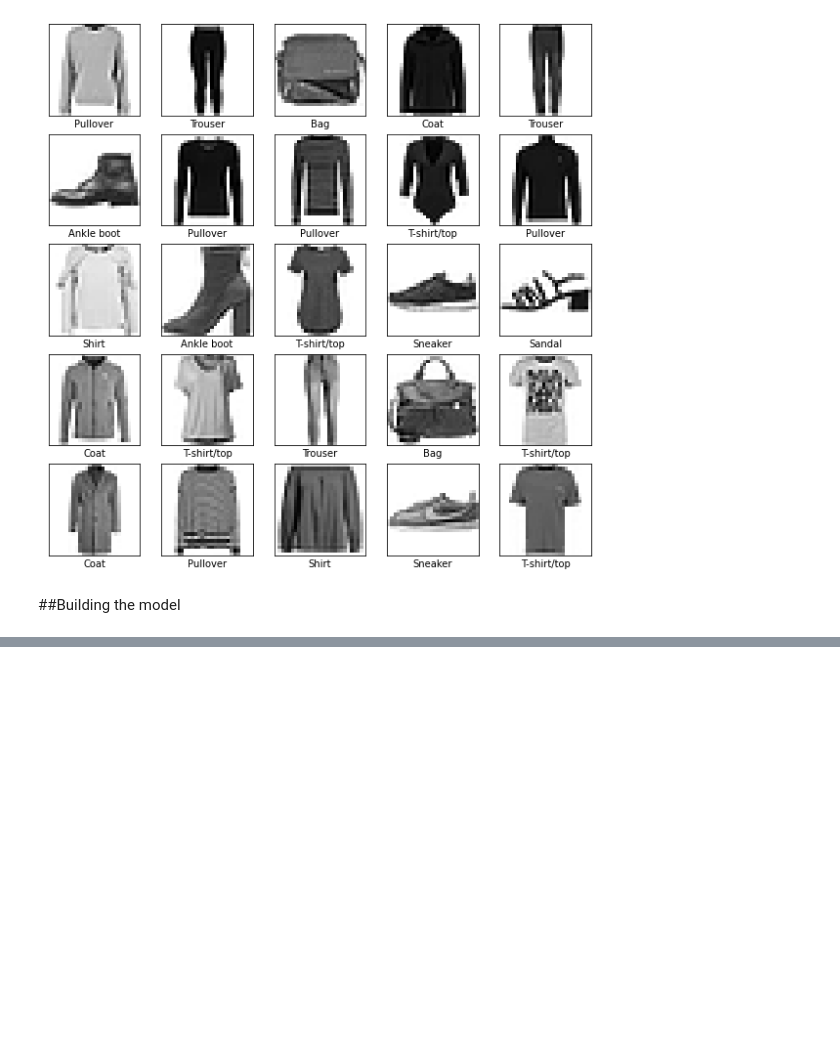
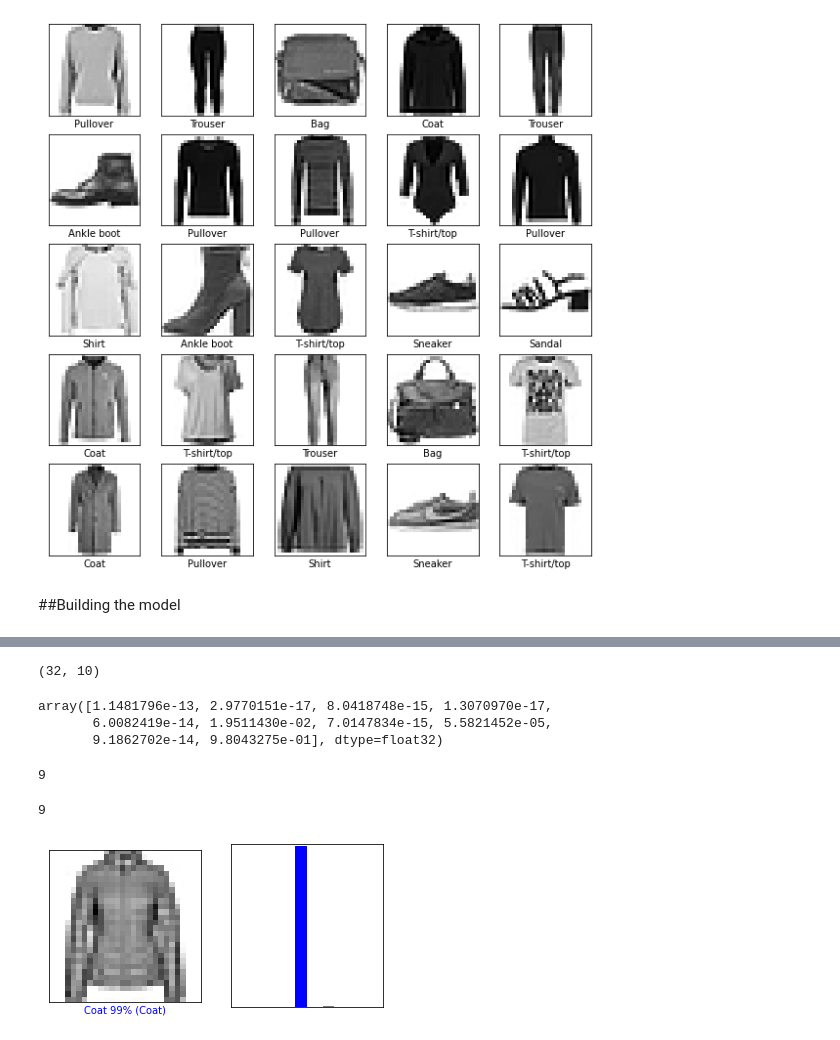
Before and after one commit to SonuDash/test_codes, a Jupyter notebook: fashion_mnist.ipynb, the cells around one changed output, grey strips where cells are left out. Saved outputs shown, nothing was run; the diff lists cells and outputs as text; code cells hidden in the pictures; blank space fills up the shorter version.

```diff
--- a/fashion_mnist.ipynb
+++ b/fashion_mnist.ipynb
@@ -115,0 +139,2 @@ plt.show()
+# %%
+model.fit(train_dataset, epochs=20, steps_per_epoch=math.ceil(num_train_examples/BATCH_SIZE))
@@ -115,0 +170,62 @@ plt.show()
+# %%
+for test_images, test_labels in test_dataset.take(1):
+  test_images = test_images.numpy()
+  test_labels = test_labels.numpy()
+  predictions = model.predict(test_images)
+# %%
+predictions.shape
+# %% [output]
+(32, 10)
+# %%
+predictions[2]
+# %% [output]
+array([1.1481796e-13, 2.9770151e-17, 8.0418748e-15, 1.3070970e-17,
+       6.0082419e-14, 1.9511430e-02, 7.0147834e-15, 5.5821452e-05,
+       9.1862702e-14, 9.8043275e-01], dtype=float32)
+# %%
+np.argmax(predictions[2])
+# %% [output]
+9
+# %%
+test_labels[2]
+# %% [output]
+9
+# %%
+def plot_image(i, predictions_array, true_labels, images):
+  predictions_array, true_label, img = predictions_array[i], true_labels[i], images[i]
+  plt.grid(False)
+  plt.xticks([])
+  plt.yticks([])
+  plt.imshow(img[...,0], cmap=plt.cm.binary)
+
+  predicted_label = np.argmax(predictions_array)
+  if predicted_label == true_label:
+    color = 'blue'
+  else:
+    color = 'red'
+
+  plt.xlabel("{} {:2.0f}% ({})".format(class_names[predicted_label],
+                                       100*np.max(predictions_array),
+                                       class_names[true_label]),
+                                       color = color)
+
+def plot_value_array(i, predictions_array, true_label):
+    predictions_array, true_label = predictions_array[i], true_label[i]
+    plt.grid(False)
+    plt.xticks([])
+    plt.yticks([])
+    thisplot = plt.bar(range(10), predictions_array, color='#777777')
+    plt.ylim([0,1])
+    predicted_label = np.argmax(predictions_array)
+
+    thisplot[predicted_label].set_color('red')
+    thisplot[true_label].set_color('blue')
+# %%
+i = 0
+plt.figure(figsize=(6,3))
+plt.subplot(1,2,1)
+plot_image(i, predictions, test_labels, test_images)
+plt.subplot(1,2,2)
+plot_value_array(i, predictions, test_labels)
+# %% [output]
+[figure, added]
```
Also changed, not shown: parts of 23 cells of this notebook.
